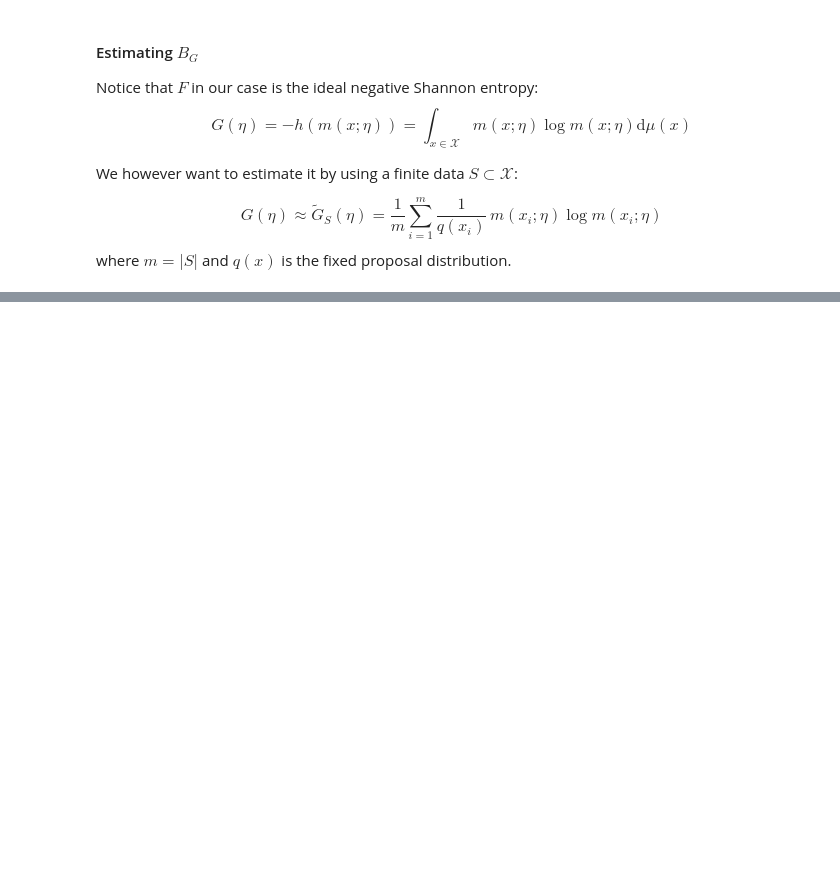
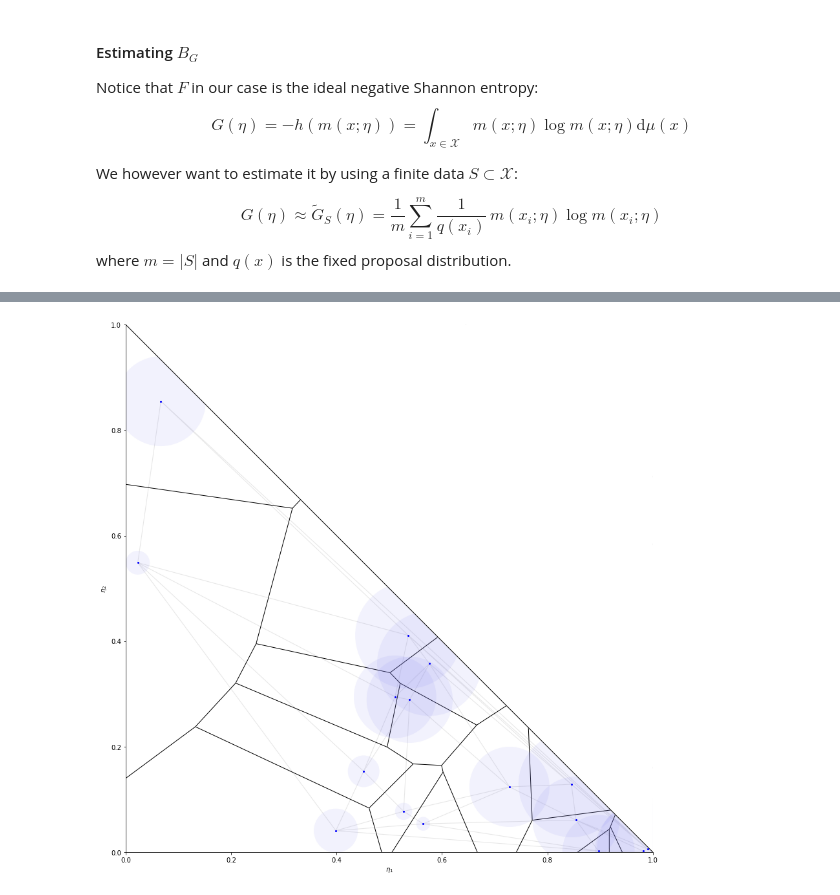
Before and after one commit to maxiherzog/infogeo-applications, a Jupyter notebook: mixture_clustering.ipynb, the cells around one changed output, grey strips where cells are left out. Drawn from its saved outputs; the diff is of its cells as text; code cells hidden in the pictures; blank space fills up the shorter version.

```diff
--- a/mixture_clustering.ipynb
+++ b/mixture_clustering.ipynb
@@ -115,0 +140,90 @@ plt.show();
+# %%
+plt.rcParams["figure.figsize"] = (15,15)
+
+def p1(X):
+    return cauchy(X, 0, 1)
+
+def p0(X):
+    return gauss(X, -3, 1)
+
+def p2(X):
+    return laplace(X, 3, 1)
+
+def m(X, eta):
+    return eta[0]*p1(X) + eta[1]*p2(X) + (1-eta[0]-eta[1])*p0(X)
+
+"""In practice, the proposal distribution q(x) can be chosen as the uniform mixture of the fixed component
+distributions"""
+def q(X):
+    return m(X, [1/3, 1/3])
+
+# eta is a vector of length 2 now!
+def mc_G(X, eta):
+    return np.sum(m(X, eta)*np.log(m(X, eta))/q(X))/len(X)
+
+
+def mc_dG(X, eta):
+    """Derivative of G to get dual coordinates: theta = dG(eta)"""
+    dG1 = np.sum(1/q(X) * (p1(X)-p0(X)) * (1+np.log(m(X,eta))) )/len(X)
+    dG2 = np.sum(1/q(X) * (p2(X)-p0(X)) * (1+np.log(m(X,eta))) )/len(X)
+    return [dG1,dG2]
+
+# generate example mixtures
+N = 16
+eta1 = np.random.uniform(0,1,N)
+eta2 = np.random.uniform(0,1-eta1,N)
+eta = np.array([eta1, eta2]).transpose()
+
+# get theta from derivatives of G
+theta = np.array([mc_dG(X, [eta1[i], eta2[i]]) for i in range(N)])
+
+
+weights = np.array([( np.inner(theta[i], theta[i])
+                     + 2*(mc_G(X,eta[i]) -np.inner(theta[i], eta[i]))
+                    ) for i in range(N)])
+# TODO: subtract minimal weight?
+
+#weights -= np.min(weights)
+weights /= np.sum(weights)
+
+
+import importlib
+lv = importlib.import_module("laguerre-voronoi-2d")
+lv = importlib.reload(lv)
+
+
+tri_list, V = lv.get_power_triangulation(eta, weights)
+
+#compute the voronoi cells
+voronoi_cell_map = lv.get_voronoi_cells(eta, V, tri_list)
+
+
+
+
+ax = plt.subplot(111)
+plt.xlabel("$\eta_1$")
+plt.ylabel("$\eta_2$")
+plt.xlim((0, 1))
+plt.ylim((0, 1))
+plt.gca().set_aspect('equal', adjustable='box')
+plt.axline((1, 0), (0, 1), color="black", linewidth=1)
+
+
+
+
+for i in range(len(eta1)):
+    plt.plot(eta1[i], eta2[i], 'o', markersize=2, color="blue")
+
+ax.spines.right.set_visible(False)
+ax.spines.top.set_visible(False)
+
+# display laguerre-voronoi diagram
+lv.display(eta, weights, tri_list, voronoi_cell_map, ax)
+
+#cover accidents:
+t = plt.Polygon(np.array([[1,0],[0,1],[1,1]]), color="white")
+plt.gca().add_patch(t)
+
+plt.show();
+# %% [output]
+[figure, added]
```
Also changed, not shown: parts of 9 cells of this notebook, 2 other files.
